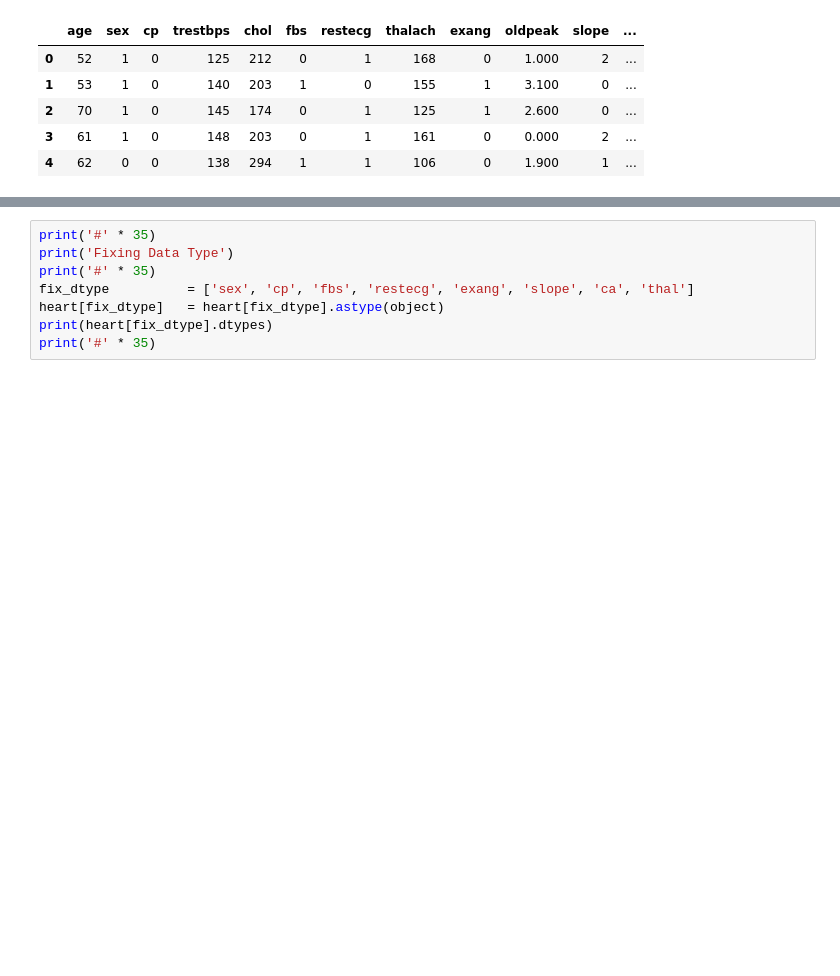
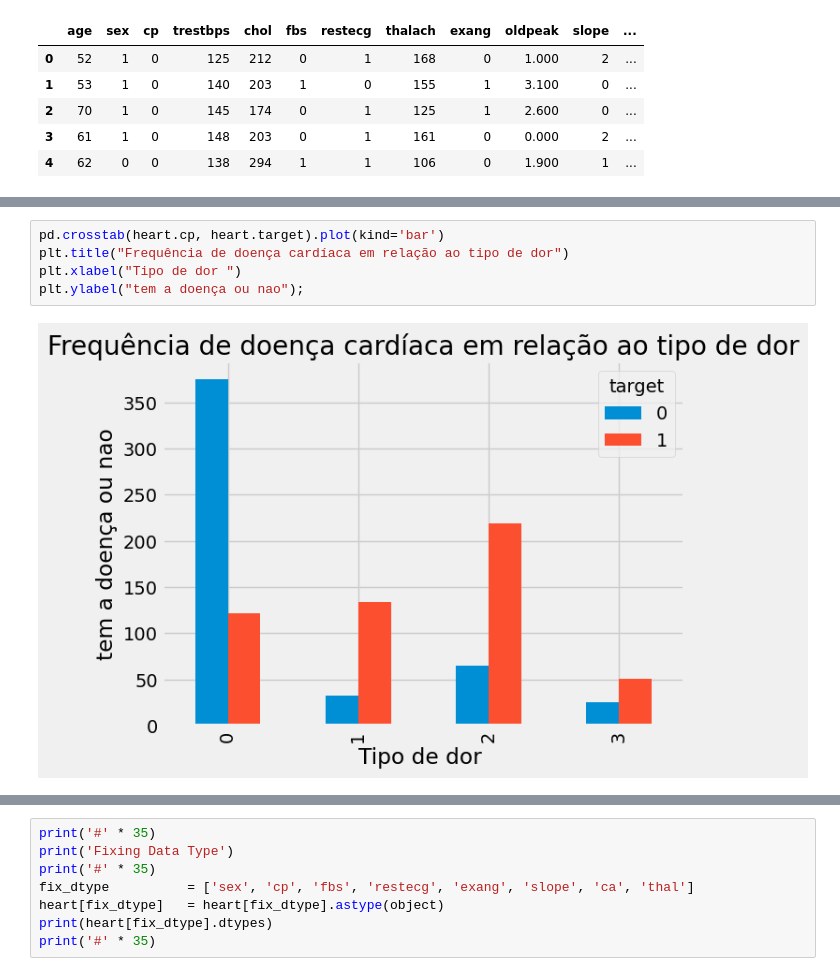
Before and after one commit to Sandokhan/IACEC, a Jupyter notebook: main.ipynb, the cells around one changed output, grey strips where cells are left out. Drawn from its saved outputs; the diff is of its cells as text; blank space fills up the shorter version.

```diff
--- a/main.ipynb
+++ b/main.ipynb
@@ -105,0 +213,7 @@ print('#' * 50)
+# %%
+pd.crosstab(heart.cp, heart.target).plot(kind='bar')
+plt.title("Frequência de doença cardíaca em relação ao tipo de dor")
+plt.xlabel("Tipo de dor ")
+plt.ylabel("tem a doença ou nao");
+# %% [output]
+[figure, added]
```
Also changed, not shown: parts of 17 cells of this notebook.
